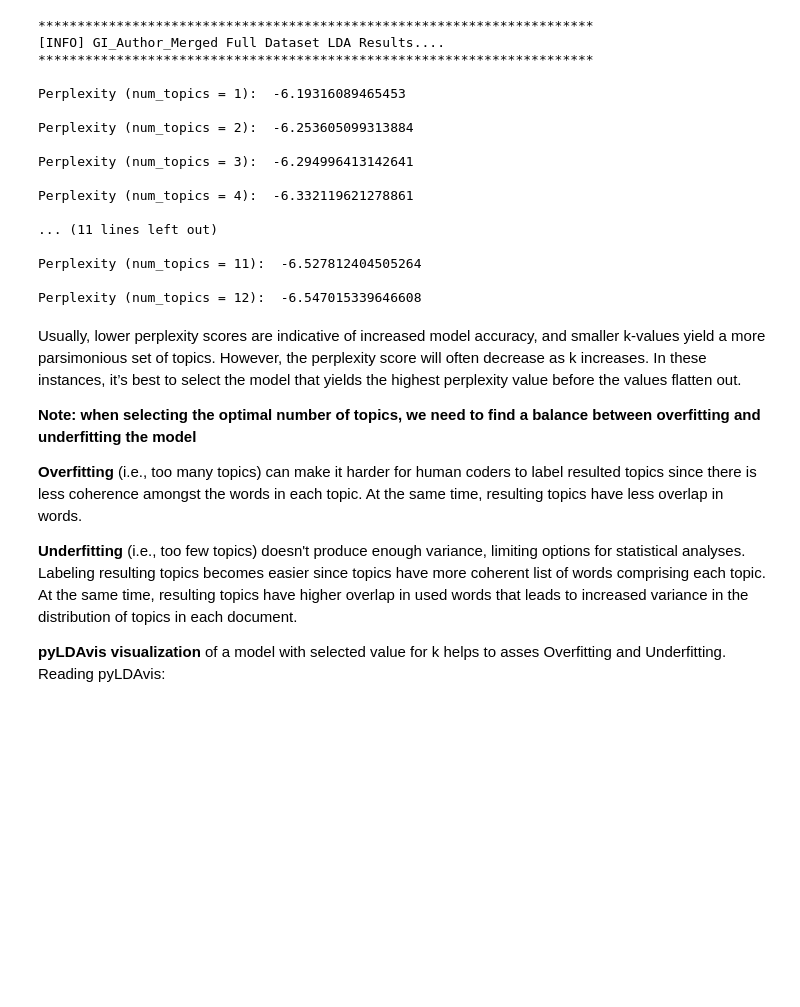
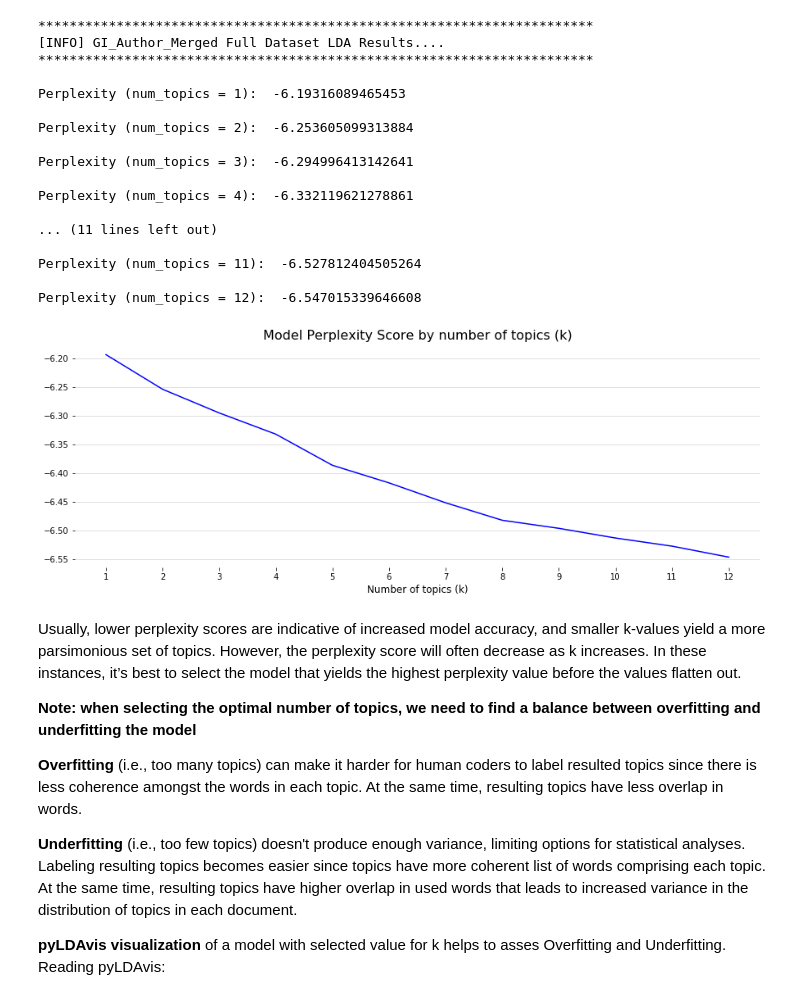
Before and after one commit to communicationcoder/ModelingGoals, a Jupyter notebook: tutorial_for_modeling_goals.ipynb, the cells around one changed output. Cells and saved outputs as stored; diff of their text form; code cells hidden in the pictures; blank space fills up the shorter version.

```diff
--- a/tutorial_for_modeling_goals.ipynb
+++ b/tutorial_for_modeling_goals.ipynb
@@ -346,6 +347,8 @@ lda_model_GI_Author_merged = []
 print("\n***********************************************************************")
 print("[INFO] GI_Author_Merged Full Dataset LDA Results....")
 print("***********************************************************************")
+
+scores = []
 
 for i in k:
     lda_model_GI_Author_merged = LdaModel(corpus=corpus_GI_Author_merged,
@@ -360,7 +363,9 @@ for i in k:
                                           eta=eta,
                                           per_word_topics=per_word_topics)
 
-    print('\nPerplexity (num_topics = {}): '.format(i), lda_model_GI_Author_merged.log_perplexity(corpus_GI_Author_merged))
+    log_perplexity = lda_model_GI_Author_merged.log_perplexity(corpus_GI_Author_merged)
+    scores.append(log_perplexity)
+    print('\nPerplexity (num_topics = {}): '.format(i), log_perplexity)
 # %% [output]
 ***********************************************************************
 [INFO] GI_Author_Merged Full Dataset LDA Results....
@@ -379,6 +384,31 @@ Perplexity (num_topics = 4):  -6.332119621278861
 Perplexity (num_topics = 11):  -6.527812404505264
 
 Perplexity (num_topics = 12):  -6.547015339646608
+# %%
+## Choosing Optimal Model (k) with Perplexity Scores
+
+#create Figure and Axes instances
+fig, ax = plt.subplots(1, figsize=(15,5))
+
+#plot
+topic_num = [n + 1 for n in range(len(scores))]
+ax.plot(topic_num, scores, color='b')
+
+#turn off y axis but keep labels
+ax.spines['top'].set_visible(False)
+ax.spines['right'].set_visible(False)
+ax.spines['bottom'].set_visible(False)
+ax.spines['left'].set_visible(False)
+plt.xticks(topic_num)
+
+#set title and grid
+plt.title('Model Perplexity Score by number of topics (k)', size=16)
+ax.set_xlabel('Number of topics (k)', size=12)
+plt.grid(True, axis='y', alpha=0.5)
+
+plt.show()
+# %% [output]
+[figure, added]
 # %% [markdown]
 Usually, lower perplexity scores are indicative of increased model accuracy, and smaller k-values yield a more parsimonious set of topics. However, the perplexity score will often decrease as k increases. In these instances, it’s best to select the model that yields the highest perplexity value before the values flatten out.
 
```
Also changed, not shown: parts of 3 cells of this notebook.
